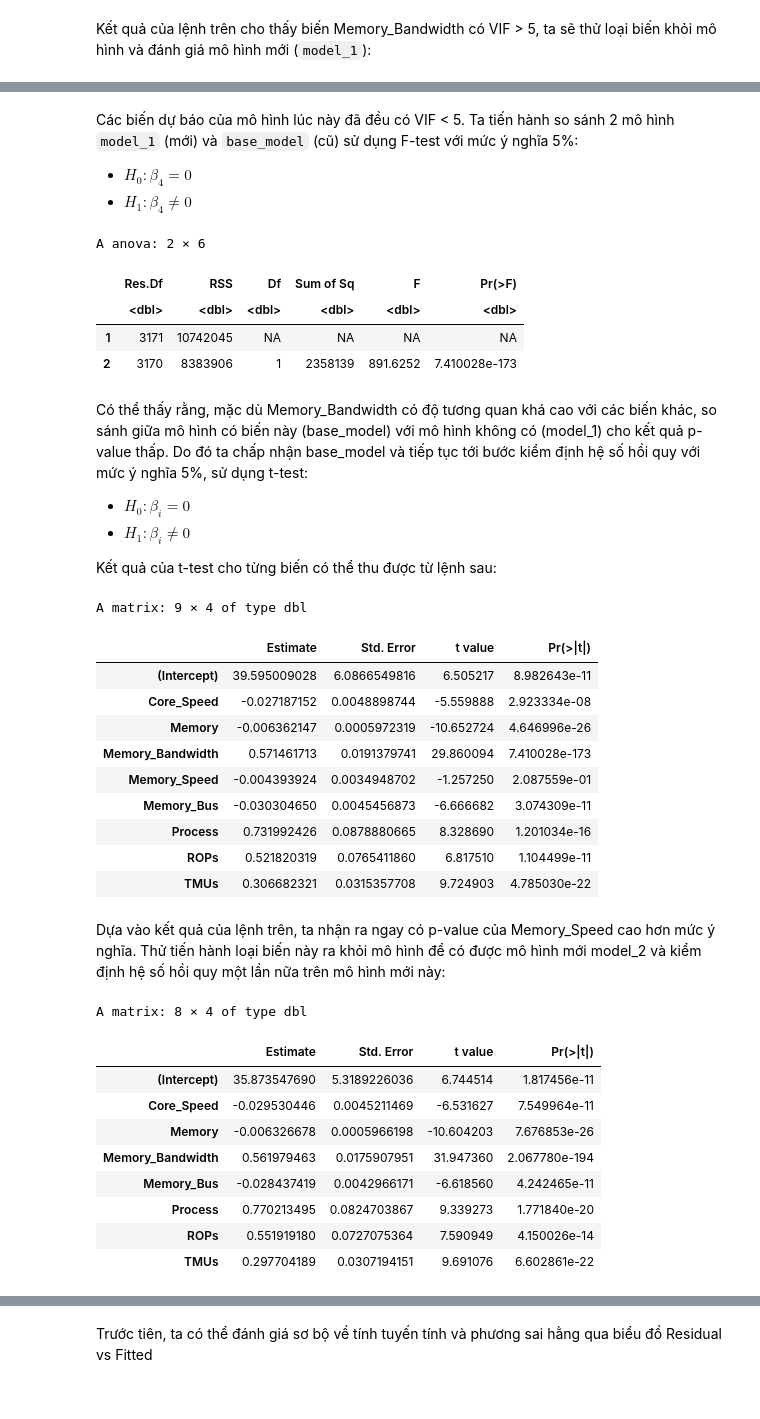
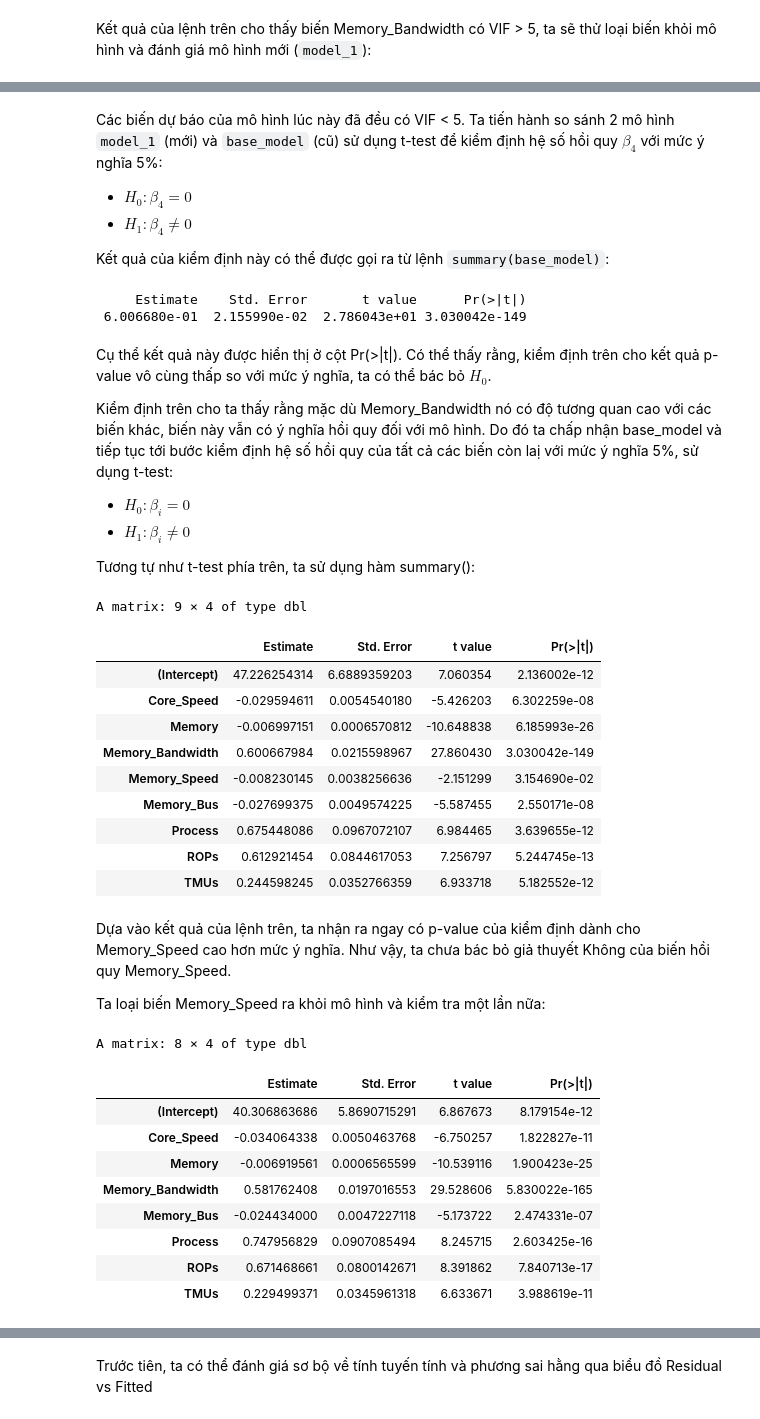
Before and after one commit to mhaih/btl_xstk, a Jupyter notebook: linear-regression/mlr.ipynb, the cells around one changed output, grey strips where cells are left out. Cells and saved outputs as stored; diff of their text form; code cells hidden in the pictures.

```diff
--- a/linear-regression/mlr.ipynb
+++ b/linear-regression/mlr.ipynb
@@ -15,3 +5,5 @@ Installing package into ‘/usr/local/lib/R/site-library’
+# %%
+gpu_clean <- read.csv("gpu_ready_for_models.csv")
 # %% [markdown]
 Cài đặt thư viện
 # %%
@@ -77,0 +56,15 @@ Trước tiên, ta sẽ đánh giá hiện tượng đa cộng tuyến giữa c
+# %%
+
+set.seed(42)
+n <- nrow(gpu_filter)
+train_size <- floor(0.8 * n)
+train_indices <- sample(seq_len(n), size = train_size)
+
+# Tách dữ liệu
+train_set <- gpu_filter[train_indices, ]
+test_set  <- gpu_filter[-train_indices, ]
+cat("Train set:", nrow(train_set), "dòng\n")
+cat("Test set:", nrow(test_set), "dòng")
+
+base_model <- lm(Max_Power ~ ., data = train_set)
+summary(base_model)
@@ -96,48 +111,51 @@ vif(model_1)
 # %% [markdown]
-Các biến dự báo của mô hình lúc này đã đều có VIF < 5. Ta tiến hành so sánh 2 mô hình `model_1` (mới) và `base_model` (cũ) sử dụng F-test với mức ý nghĩa 5%:
+Các biến dự báo của mô hình lúc này đã đều có VIF < 5. Ta tiến hành so sánh 2 mô hình `model_1` (mới) và `base_model` (cũ) sử dụng t-test để kiểm định hệ số hồi quy $\beta_4$ với mức ý nghĩa 5%:
 - $H_0: \beta_4 = 0$
 - $H_1: \beta_4 ≠ 0$
+
+Kết quả của kiểm định này có thể được gọi ra từ lệnh `summary(base_model)`:
-# %%
-anova(model_1, base_model)
-# %% [output]
-A anova: 2 × 6
-|  | Res.Df | RSS | Df | Sum of Sq | F | Pr(>F) |
-|  | <dbl> | <dbl> | <dbl> | <dbl> | <dbl> | <dbl> |
-| 1 | 3171 | 10742045 | NA | NA | NA | NA |
-| 2 | 3170 | 8383906 | 1 | 2358139 | 891.6252 | 7.410028e-173 |
+# %%
+summary(base_model)$coefficients["Memory_Bandwidth",]
+# %% [output]
+     Estimate    Std. Error       t value      Pr(>|t|)
+ 6.006680e-01  2.155990e-02  2.786043e+01 3.030042e-149
 # %% [markdown]
-Có thể thấy rằng, mặc dù Memory_Bandwidth có độ tương quan khá cao với các biến khác, so sánh giữa mô hình có biến này (base_model) với mô hình không có (model_1) cho kết quả p-value thấp. Do đó ta chấp nhận base_model và tiếp tục tới bước kiểm định hệ số hồi quy với mức ý nghĩa 5%, sử dụng t-test:
+Cụ thể kết quả này được hiển thị ở cột Pr(>|t|). Có thể thấy rằng, kiểm định trên cho kết quả p-value vô cùng thấp so với mức ý nghĩa, ta có thể bác bỏ $H_0$.
+
+Kiểm định trên cho ta thấy rằng mặc dù Memory_Bandwidth nó có độ tương quan cao với các biến khác, biến này vẫn có ý nghĩa hồi quy đối với mô hình. Do đó ta chấp nhận base_model và tiếp tục tới bước kiểm định hệ số hồi quy của tất cả các biến còn laị với mức ý nghĩa 5%, sử dụng t-test:
 - $H_0: \beta_i = 0$
 - $H_1: \beta_i ≠ 0$
 
-Kết quả của t-test cho từng biến có thể thu được từ lệnh sau:
+Tương tự như t-test phía trên, ta sử dụng hàm summary():
 # %%
 summary(base_model)$coefficients
 # %% [output]
 A matrix: 9 × 4 of type dbl
 |  | Estimate | Std. Error | t value | Pr(>|t|) |
-| (Intercept) | 39.595009028 | 6.0866549816 | 6.505217 | 8.982643e-11 |
-| Core_Speed | -0.027187152 | 0.0048898744 | -5.559888 | 2.923334e-08 |
-| Memory | -0.006362147 | 0.0005972319 | -10.652724 | 4.646996e-26 |
-| Memory_Bandwidth | 0.571461713 | 0.0191379741 | 29.860094 | 7.410028e-173 |
-| Memory_Speed | -0.004393924 | 0.0034948702 | -1.257250 | 2.087559e-01 |
-| Memory_Bus | -0.030304650 | 0.0045456873 | -6.666682 | 3.074309e-11 |
-| Process | 0.731992426 | 0.0878880665 | 8.328690 | 1.201034e-16 |
-| ROPs | 0.521820319 | 0.0765411860 | 6.817510 | 1.104499e-11 |
-| TMUs | 0.306682321 | 0.0315357708 | 9.724903 | 4.785030e-22 |
+| (Intercept) | 47.226254314 | 6.6889359203 | 7.060354 | 2.136002e-12 |
+| Core_Speed | -0.029594611 | 0.0054540180 | -5.426203 | 6.302259e-08 |
+| Memory | -0.006997151 | 0.0006570812 | -10.648838 | 6.185993e-26 |
+| Memory_Bandwidth | 0.600667984 | 0.0215598967 | 27.860430 | 3.030042e-149 |
+| Memory_Speed | -0.008230145 | 0.0038256636 | -2.151299 | 3.154690e-02 |
+| Memory_Bus | -0.027699375 | 0.0049574225 | -5.587455 | 2.550171e-08 |
+| Process | 0.675448086 | 0.0967072107 | 6.984465 | 3.639655e-12 |
+| ROPs | 0.612921454 | 0.0844617053 | 7.256797 | 5.244745e-13 |
+| TMUs | 0.244598245 | 0.0352766359 | 6.933718 | 5.182552e-12 |
 # %% [markdown]
-Dựa vào kết quả của lệnh trên, ta nhận ra ngay có p-value của Memory_Speed cao hơn mức ý nghĩa. Thử tiến hành loại biến này ra khỏi mô hình để có được mô hình mới model_2 và kiểm định hệ số hồi quy một lần nữa trên mô hình mới này:
+Dựa vào kết quả của lệnh trên, ta nhận ra ngay có p-value của kiểm định dành cho Memory_Speed cao hơn mức ý nghĩa. Như vậy, ta chưa bác bỏ giả thuyết Không của biến hồi quy Memory_Speed.
+
+Ta loại biến Memory_Speed ra khỏi mô hình và kiểm tra một lần nữa:
 # %%
-model_2 <- lm(Max_Power ~ . - Memory_Speed, data = gpu_filter)
+model_2 <- lm(Max_Power ~ . - Memory_Speed, data = train_set)
 summary(model_2)$coefficients
 # %% [output]
 A matrix: 8 × 4 of type dbl
 |  | Estimate | Std. Error | t value | Pr(>|t|) |
-| (Intercept) | 35.873547690 | 5.3189226036 | 6.744514 | 1.817456e-11 |
-| Core_Speed | -0.029530446 | 0.0045211469 | -6.531627 | 7.549964e-11 |
-| Memory | -0.006326678 | 0.0005966198 | -10.604203 | 7.676853e-26 |
-| Memory_Bandwidth | 0.561979463 | 0.0175907951 | 31.947360 | 2.067780e-194 |
-| Memory_Bus | -0.028437419 | 0.0042966171 | -6.618560 | 4.242465e-11 |
-| Process | 0.770213495 | 0.0824703867 | 9.339273 | 1.771840e-20 |
-| ROPs | 0.551919180 | 0.0727075364 | 7.590949 | 4.150026e-14 |
-| TMUs | 0.297704189 | 0.0307194151 | 9.691076 | 6.602861e-22 |
+| (Intercept) | 40.306863686 | 5.8690715291 | 6.867673 | 8.179154e-12 |
+| Core_Speed | -0.034064338 | 0.0050463768 | -6.750257 | 1.822827e-11 |
+| Memory | -0.006919561 | 0.0006565599 | -10.539116 | 1.900423e-25 |
+| Memory_Bandwidth | 0.581762408 | 0.0197016553 | 29.528606 | 5.830022e-165 |
+| Memory_Bus | -0.024434000 | 0.0047227118 | -5.173722 | 2.474331e-07 |
+| Process | 0.747956829 | 0.0907085494 | 8.245715 | 2.603425e-16 |
+| ROPs | 0.671468661 | 0.0800142671 | 8.391862 | 7.840713e-17 |
+| TMUs | 0.229499371 | 0.0345961318 | 6.633671 | 3.988619e-11 |
```
Also changed, not shown: parts of 33 cells of this notebook, 1 other file.
